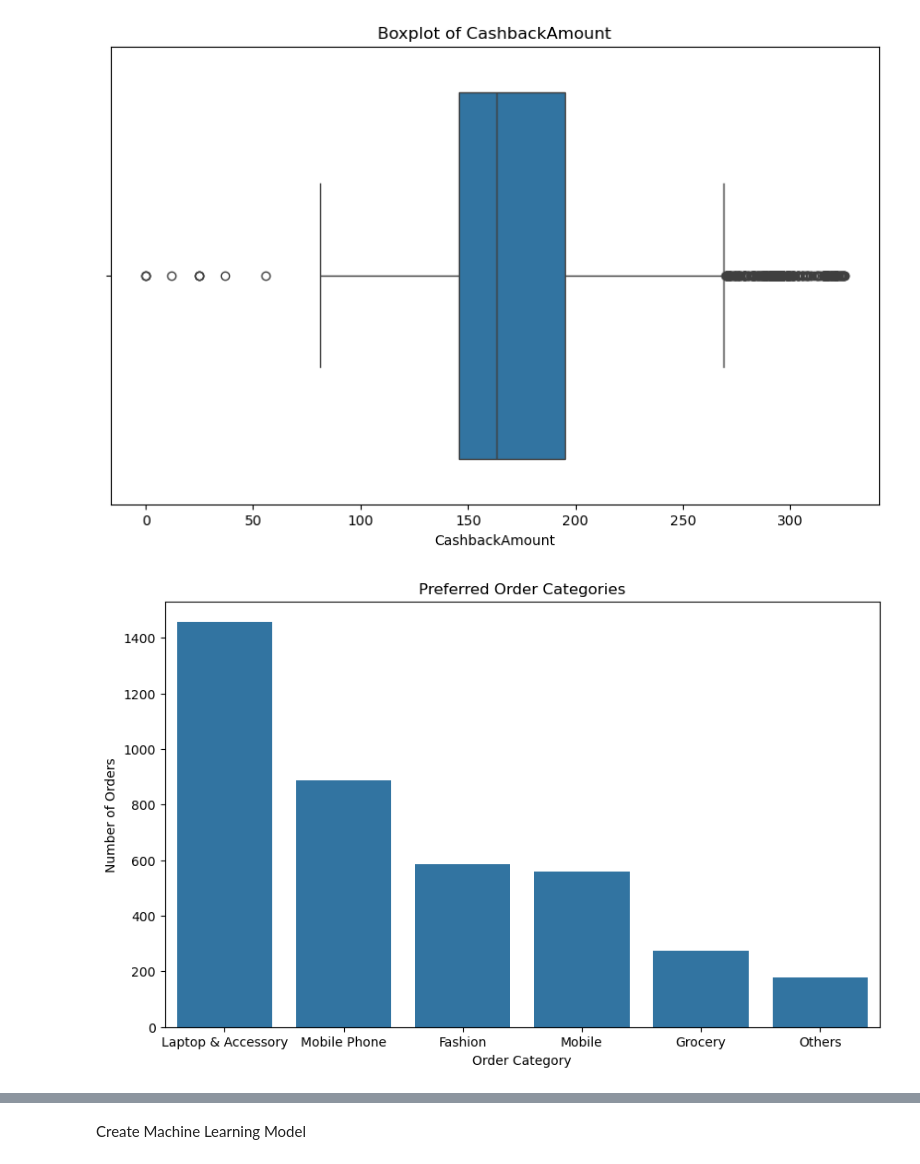
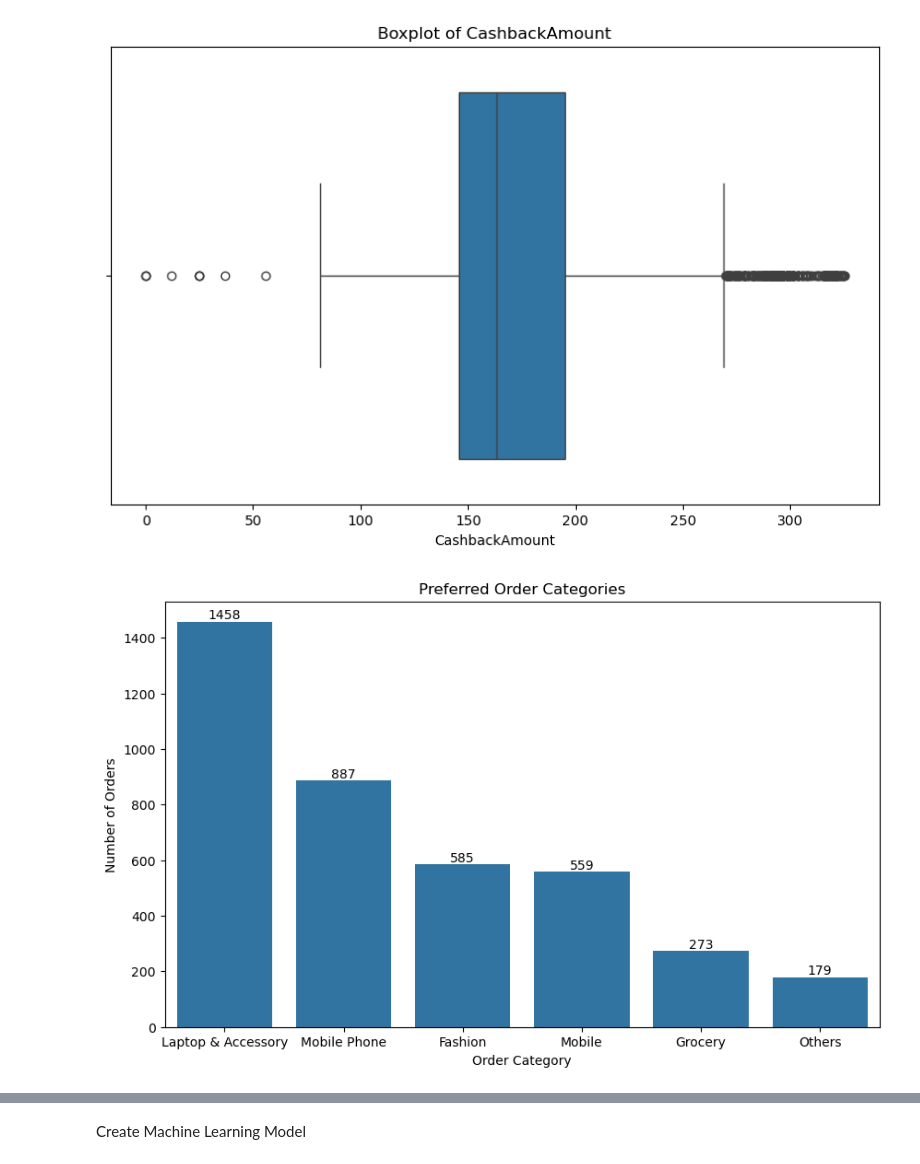
Before and after one commit to alhamfebian/purwadhika-jcdsol, a Jupyter notebook: Capstone Project/Capstone Project Module 3/ECommerceCustomerChurn.ipynb, the cells around one changed output, grey strips where cells are left out. Cells and saved outputs as stored; diff of their text form; code cells hidden in the pictures.

Commit message:
add label for every bar plot

```diff
--- a/Capstone Project/Capstone Project Module 3/ECommerceCustomerChurn.ipynb
+++ b/Capstone Project/Capstone Project Module 3/ECommerceCustomerChurn.ipynb
@@ -95,18 +95,22 @@ for column in numeric_features:
 # %%
 # Melihat distribusi data pada kolom Categories
 # Diurutkan dari yang paling sering diorder ke paling yang tidak sering diorder
 
 plt.figure(figsize=(10, 6))
 
-sns.barplot(
+preferred_order_categories_barplot = sns.barplot(
     data=df_ecommerce_customer_churn['PreferedOrderCat'].value_counts(),
 )
+
+for container in preferred_order_categories_barplot.containers:
+    preferred_order_categories_barplot.bar_label(container, fmt='%.0f')
+
 plt.title('Preferred Order Categories')
 plt.xlabel('Order Category')
 plt.ylabel('Number of Orders')
 plt.show()
 # %% [output]
-[figure, old version]
+[figure, new version]
 # %%
 # Melihat distribusi data pada kolom Satifaction Score
 # Ingin mengetahui berapa banyak customer memberikan nilai kepuasan
```
Also changed, not shown: parts of 8 cells of this notebook.
